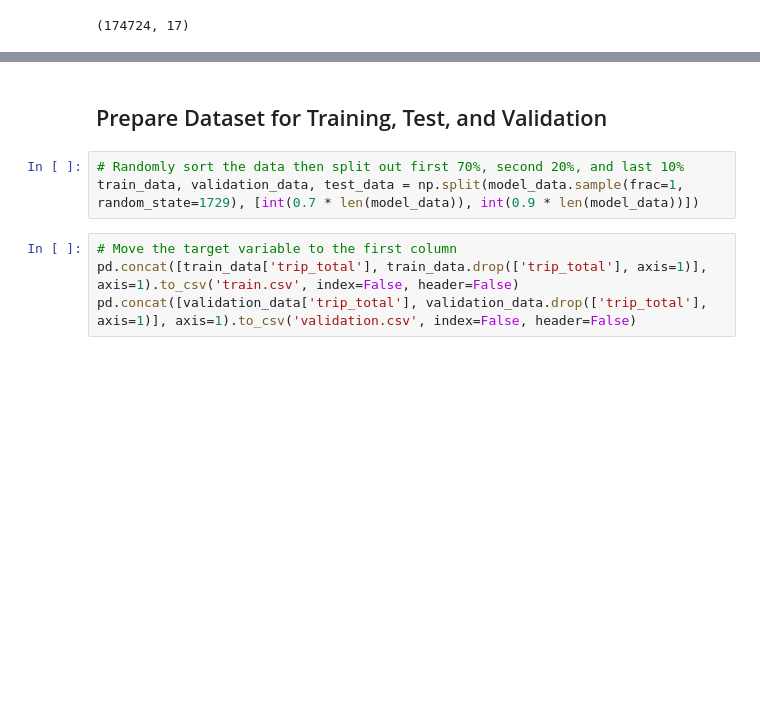
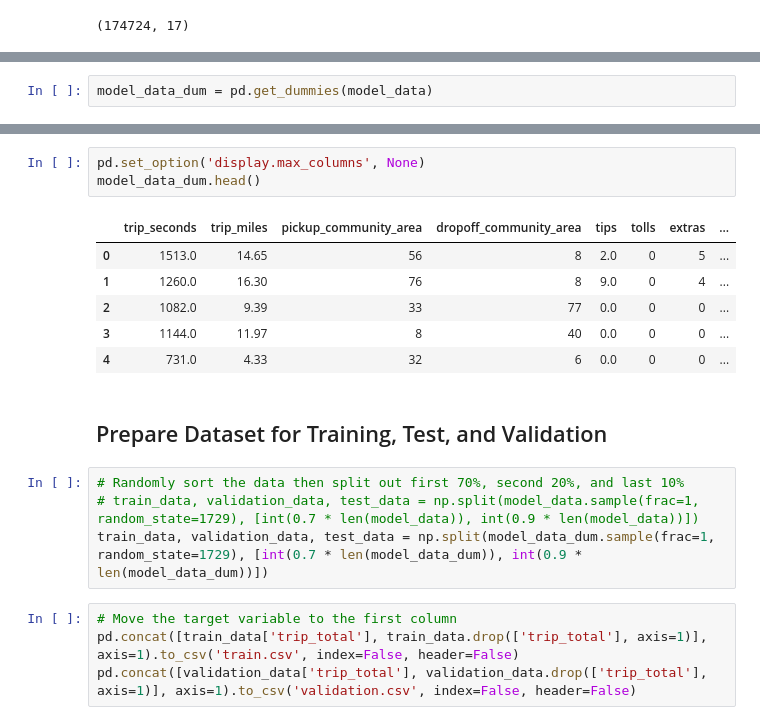
Before and after one commit to nugrahacode/taxi-chicago-sagemaker, a Jupyter notebook: 2_training.ipynb, the cells around one changed output, grey strips where cells are left out. Cells and saved outputs as stored; diff of their text form; blank space fills up the shorter version.

```diff
--- a/2_training.ipynb
+++ b/2_training.ipynb
@@ -79,0 +102,2 @@ model_data.shape
+# %%
+model_data_dum = pd.get_dummies(model_data)
@@ -80,8 +124,19 @@ model_data.shape
+# %%
+pd.set_option('display.max_columns', None)
+model_data_dum.head()
+# %% [output]
+|  | trip_seconds | trip_miles | pickup_community_area | dropoff_community_area | tips | tolls | extras | ... |
+| 0 | 1513.0 | 14.65 | 56 | 8 | 2.0 | 0 | 5 | ... |
+| 1 | 1260.0 | 16.30 | 76 | 8 | 9.0 | 0 | 4 | ... |
+| 2 | 1082.0 | 9.39 | 33 | 77 | 0.0 | 0 | 0 | ... |
+| 3 | 1144.0 | 11.97 | 8 | 40 | 0.0 | 0 | 0 | ... |
+| 4 | 731.0 | 4.33 | 32 | 6 | 0.0 | 0 | 0 | ... |
 # %% [markdown]
 ## Prepare Dataset for Training, Test, and Validation
 # %%
 # Randomly sort the data then split out first 70%, second 20%, and last 10%
-train_data, validation_data, test_data = np.split(model_data.sample(frac=1, random_state=1729), [int(0.7 * len(model_data)), int(0.9 * len(model_data))])
+# train_data, validation_data, test_data = np.split(model_data.sample(frac=1, random_state=1729), [int(0.7 * len(model_data)), int(0.9 * len(model_data))])
+train_data, validation_data, test_data = np.split(model_data_dum.sample(frac=1, random_state=1729), [int(0.7 * len(model_data_dum)), int(0.9 * len(model_data_dum))])
 # %%
 # Move the target variable to the first column
 pd.concat([train_data['trip_total'], train_data.drop(['trip_total'], axis=1)], axis=1).to_csv('train.csv', index=False, header=False)
```
Also changed, not shown: parts of 13 cells of this notebook.
